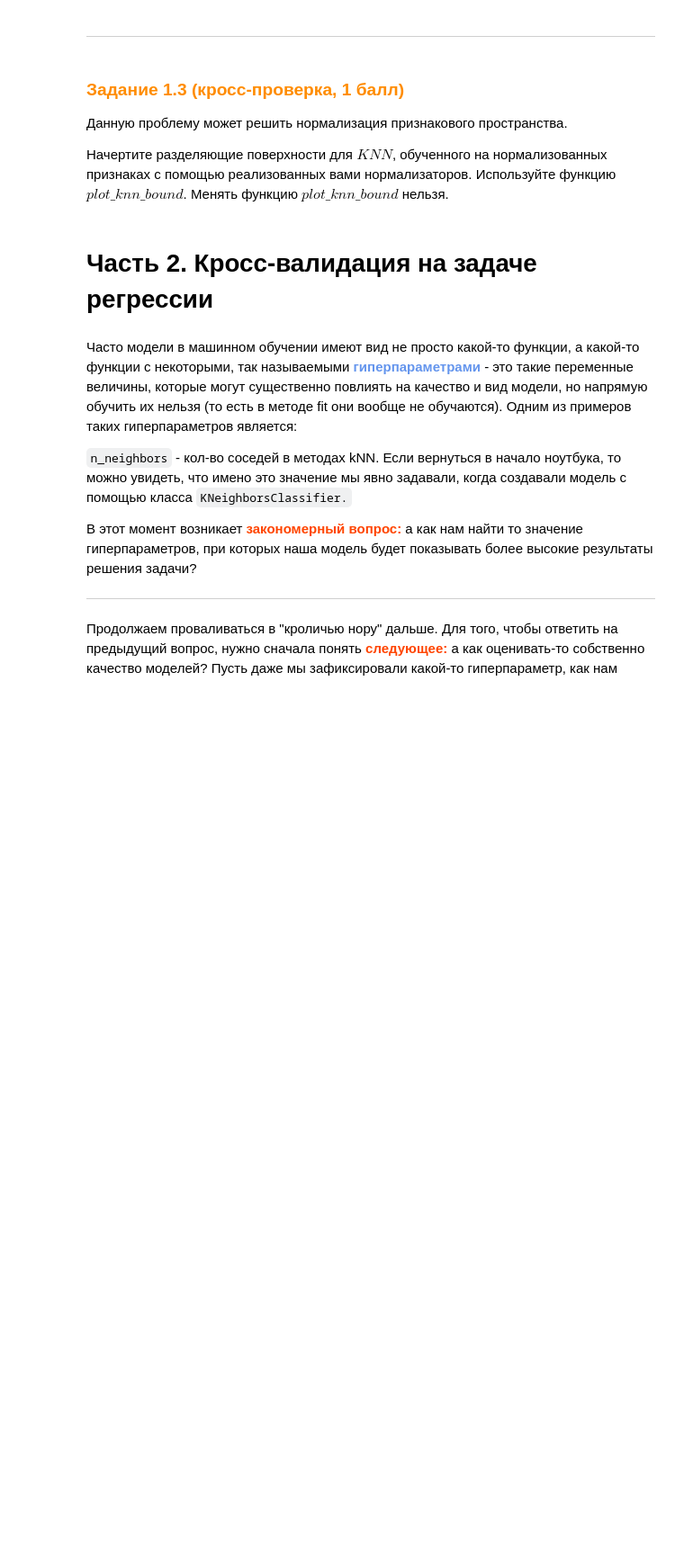
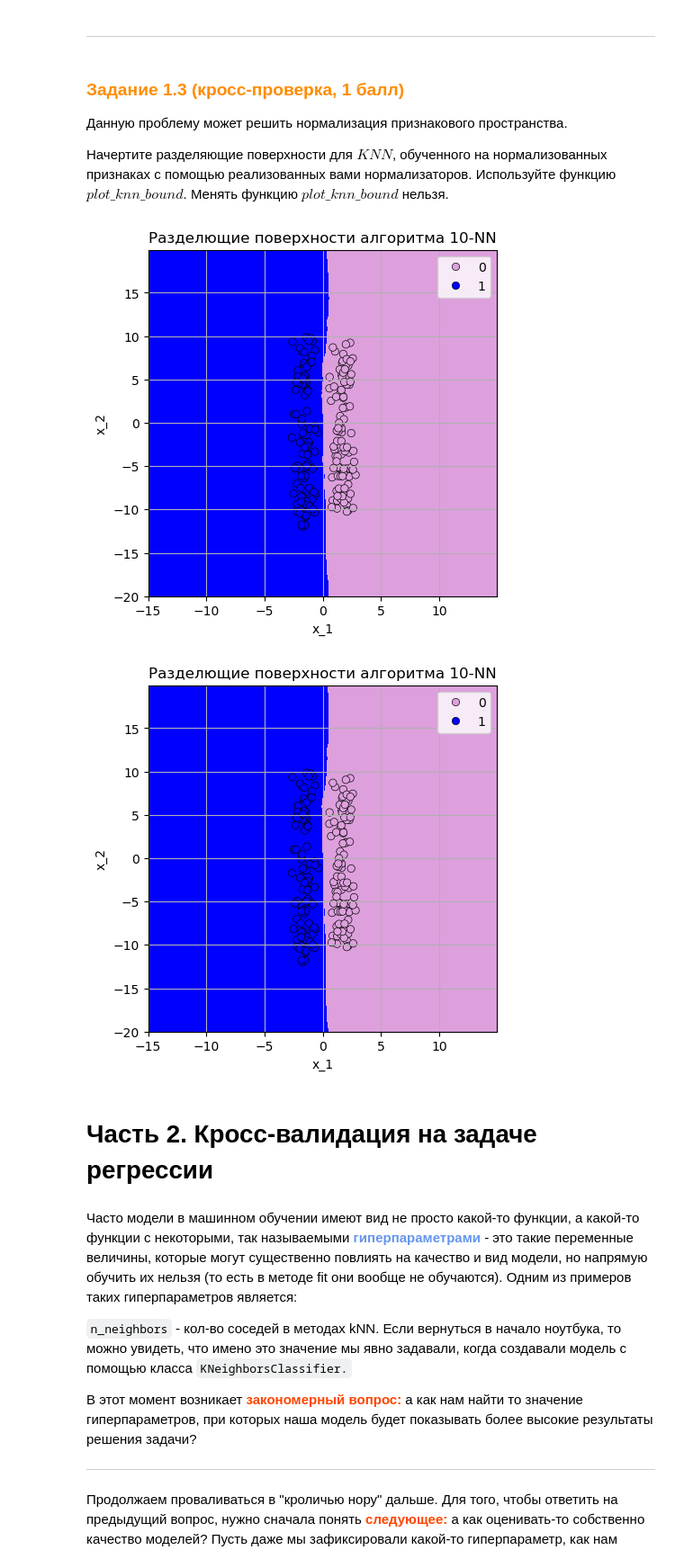
Before and after one commit to Svyathor/ML-COURSE-25-26, a Jupyter notebook: tasks/base_task3/Sklearn_knn_normalize_cv.ipynb, the cells around one changed output. Shown: that part at 90% size. Drawn from its saved outputs; the diff is of its cells as text; code cells hidden in the pictures; blank space fills up the shorter version.

```diff
--- a/tasks/base_task3/Sklearn_knn_normalize_cv.ipynb
+++ b/tasks/base_task3/Sklearn_knn_normalize_cv.ipynb
@@ -364,3 +417,16 @@ plot_knn_bound(X, y, n_neighbors=10)
+# %%
+# Тестируем StandardScaler
+std_scaler = StandardScaler()
+std_scaler.fit(X)
+visualize_knn_boundaries(X, y, scaler=std_scaler, k=10)
+
+# Тестируем MinMaxScaler
+minmax_scaler = MinMaxScaler()
+minmax_scaler.fit(X)
+visualize_knn_boundaries(X, y, scaler=minmax_scaler, k=10)
+# %% [output]
+[figure, added]
+[figure, added]
 # %% [markdown]
 # Часть 2. Кросс-валидация на задаче регрессии
 # %% [markdown]
```
Also changed, not shown: parts of 38 cells of this notebook, 35 other files.
